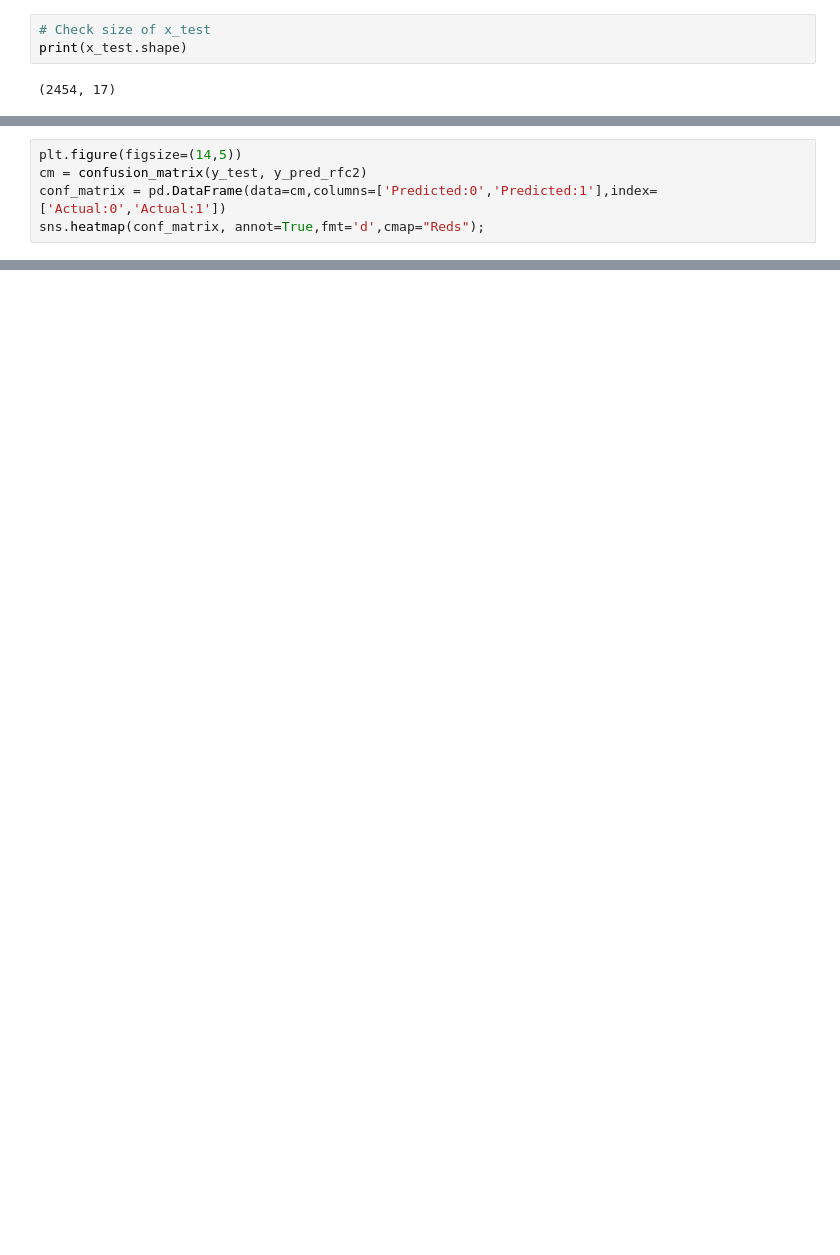
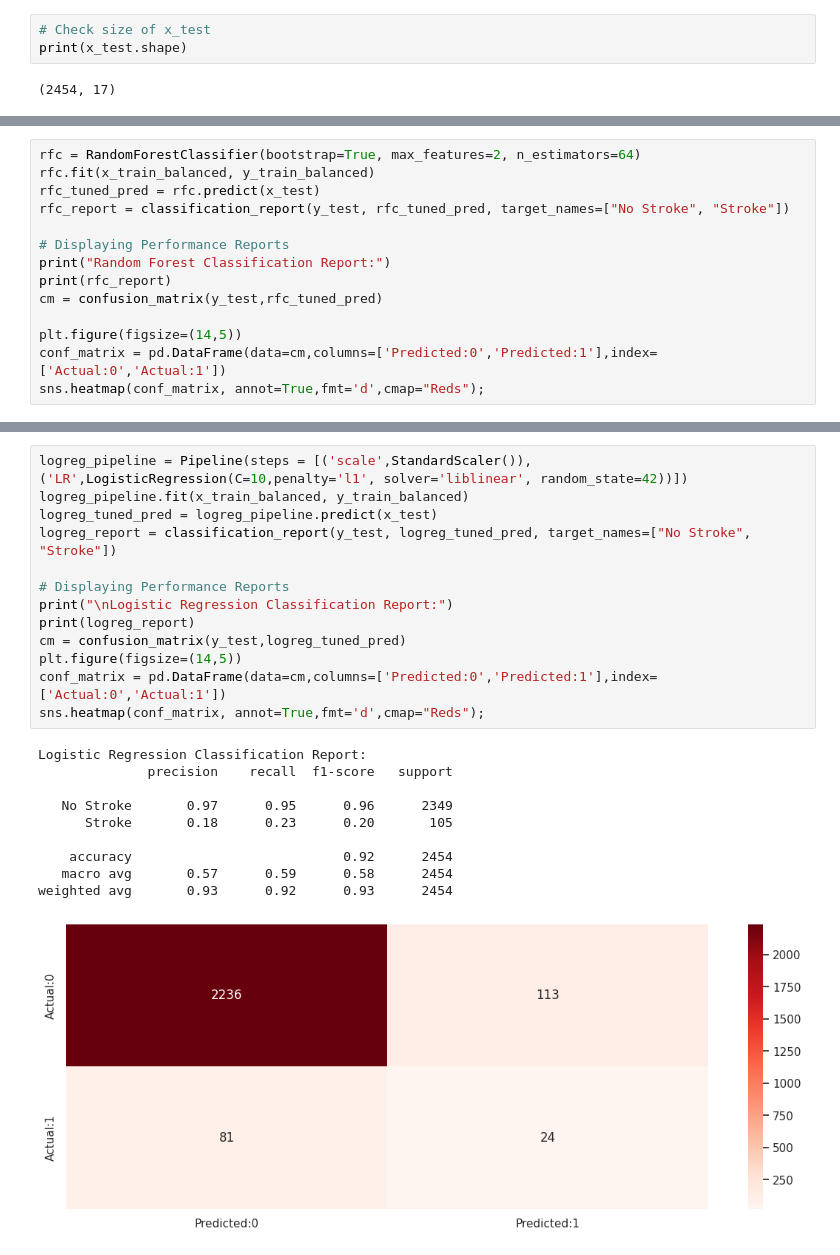
Before and after one commit to Chii2401344/BCS102_Assignment, a Jupyter notebook: BCS102_Assignment.ipynb, the cells around one changed output, grey strips where cells are left out. Saved outputs shown, nothing was run; the diff lists cells and outputs as text; blank space fills up the shorter version.

```diff
--- a/BCS102_Assignment.ipynb
+++ b/BCS102_Assignment.ipynb
@@ -584,6 +560,15 @@ weighted avg       0.93      0.91      0.92      2454
 # %%
+rfc = RandomForestClassifier(bootstrap=True, max_features=2, n_estimators=64)
+rfc.fit(x_train_balanced, y_train_balanced)
+rfc_tuned_pred = rfc.predict(x_test)
+rfc_report = classification_report(y_test, rfc_tuned_pred, target_names=["No Stroke", "Stroke"])
+
+# Displaying Performance Reports
+print("Random Forest Classification Report:")
+print(rfc_report)
+cm = confusion_matrix(y_test,rfc_tuned_pred)
+
 plt.figure(figsize=(14,5))
-cm = confusion_matrix(y_test, y_pred_rfc2)
 conf_matrix = pd.DataFrame(data=cm,columns=['Predicted:0','Predicted:1'],index=['Actual:0','Actual:1'])
 sns.heatmap(conf_matrix, annot=True,fmt='d',cmap="Reds");
 # %% [output]
@@ -590,0 +602,24 @@ sns.heatmap(conf_matrix, annot=True,fmt='d',cmap="Reds");
+# %%
+logreg_pipeline = Pipeline(steps = [('scale',StandardScaler()),('LR',LogisticRegression(C=10,penalty='l1', solver='liblinear', random_state=42))])
+logreg_pipeline.fit(x_train_balanced, y_train_balanced)
+logreg_tuned_pred = logreg_pipeline.predict(x_test)
+logreg_report = classification_report(y_test, logreg_tuned_pred, target_names=["No Stroke", "Stroke"])
+
+# Displaying Performance Reports
+print("\nLogistic Regression Classification Report:")
+print(logreg_report)
+cm = confusion_matrix(y_test,logreg_tuned_pred)
+plt.figure(figsize=(14,5))
+conf_matrix = pd.DataFrame(data=cm,columns=['Predicted:0','Predicted:1'],index=['Actual:0','Actual:1'])
+sns.heatmap(conf_matrix, annot=True,fmt='d',cmap="Reds");
+# %% [output]
+Logistic Regression Classification Report:
+              precision    recall  f1-score   support
+
+   No Stroke       0.97      0.95      0.96      2349
+      Stroke       0.18      0.23      0.20       105
+
+    accuracy                           0.92      2454
+   macro avg       0.57      0.59      0.58      2454
+weighted avg       0.93      0.92      0.93      2454
+[figure, added]
```
Also changed, not shown: parts of 25 cells of this notebook.
